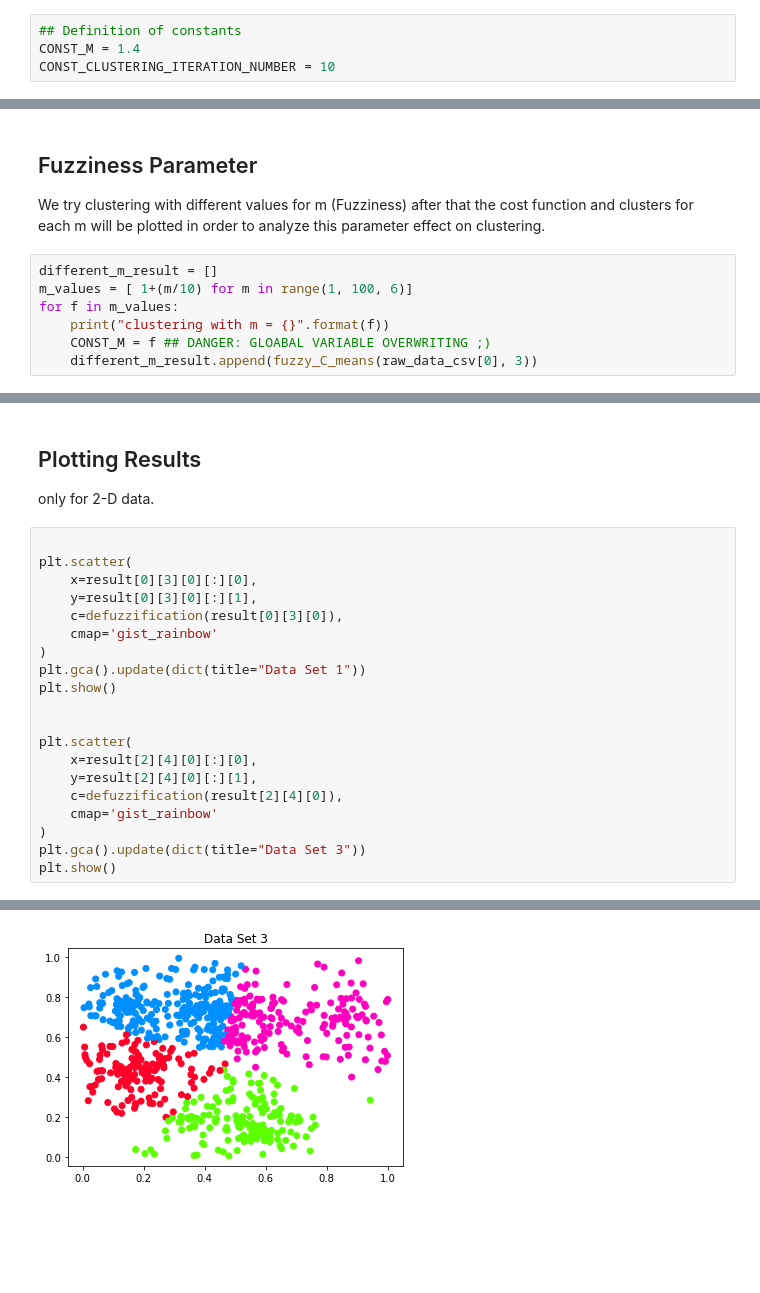
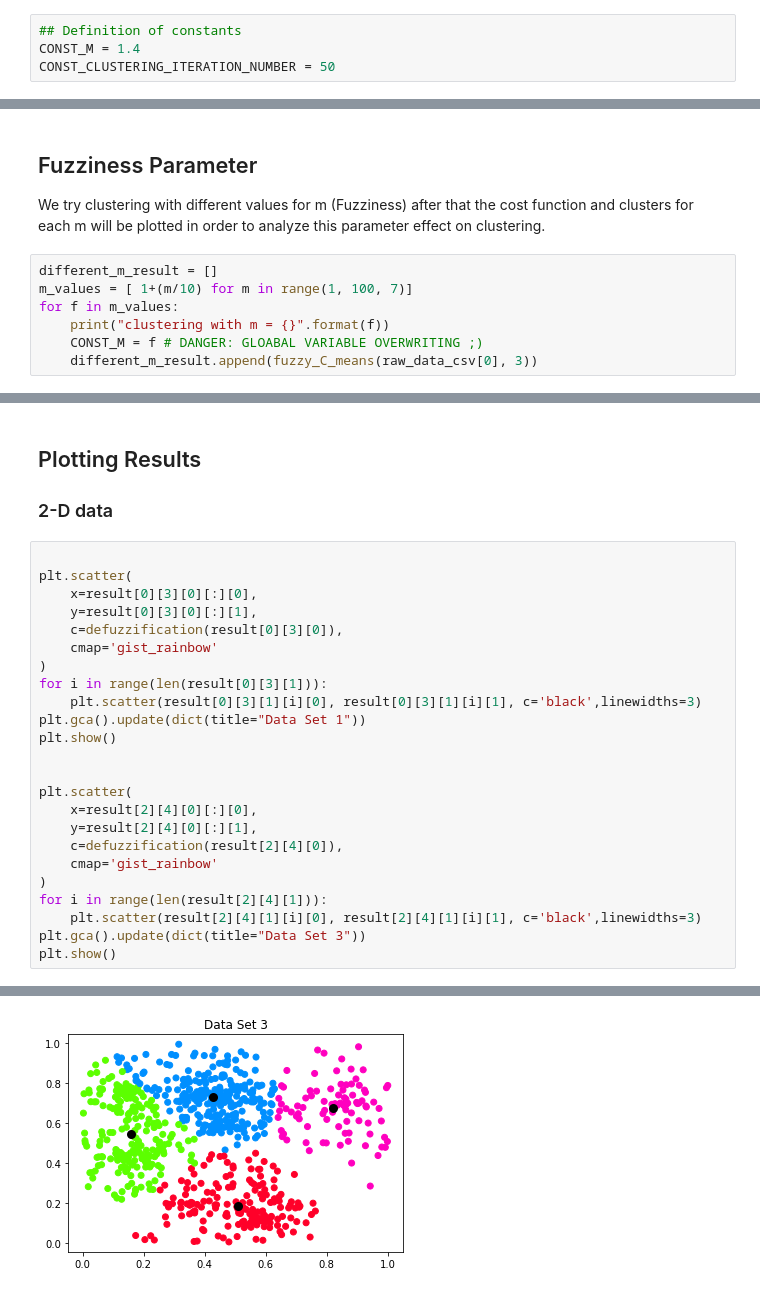
Before and after one commit to alifa98/Fuzzy-C-Means-Clustering, a Jupyter notebook: Fuzzy C-Means Clustering.ipynb, the cells around one changed output, grey strips where cells are left out. Drawn from its saved outputs; the diff is of its cells as text; blank space fills up the shorter version.

```diff
--- a/Fuzzy C-Means Clustering.ipynb
+++ b/Fuzzy C-Means Clustering.ipynb
@@ -17,4 +18,4 @@ raw_data_csv.append(pd.read_csv("data/data4.csv", header=None))
 # %%
 ## Definition of constants
 CONST_M = 1.4
-CONST_CLUSTERING_ITERATION_NUMBER = 10
+CONST_CLUSTERING_ITERATION_NUMBER = 50
@@ -157,10 +230,10 @@ Based on these plots:
 We try clustering with different values for m (Fuzziness) after that the cost function and clusters for each m will be plotted in order to analyze this parameter effect on clustering.
 # %%
 different_m_result = []
-m_values = [ 1+(m/10) for m in range(1, 100, 6)]
+m_values = [ 1+(m/10) for m in range(1, 100, 7)]
 for f in m_values:
     print("clustering with m = {}".format(f))
-    CONST_M = f ## DANGER: GLOABAL VARIABLE OVERWRITING ;)
+    CONST_M = f # DANGER: GLOABAL VARIABLE OVERWRITING ;)
     different_m_result.append(fuzzy_C_means(raw_data_csv[0], 3))
 # %% [output]
 clustering with m = 1.1
@@ -206,7 +289,7 @@ balh blah
 # %% [markdown]
 ## Plotting Results
 
-only for 2-D data.
+### 2-D data
 # %%
 
 plt.scatter(
@@ -215,6 +298,8 @@ plt.scatter(
     c=defuzzification(result[0][3][0]),
     cmap='gist_rainbow'
 )
+for i in range(len(result[0][3][1])):
+    plt.scatter(result[0][3][1][i][0], result[0][3][1][i][1], c='black',linewidths=3)
 plt.gca().update(dict(title="Data Set 1"))
 plt.show()
 
@@ -225,6 +310,8 @@ plt.scatter(
     c=defuzzification(result[2][4][0]),
     cmap='gist_rainbow'
 )
+for i in range(len(result[2][4][1])):
+    plt.scatter(result[2][4][1][i][0], result[2][4][1][i][1], c='black',linewidths=3)
 plt.gca().update(dict(title="Data Set 3"))
 plt.show()
 # %% [output]
@@ -232 +319 @@ plt.show()
-[figure, old version]
+[figure, new version]
```
Also changed, not shown: parts of 17 cells of this notebook.
